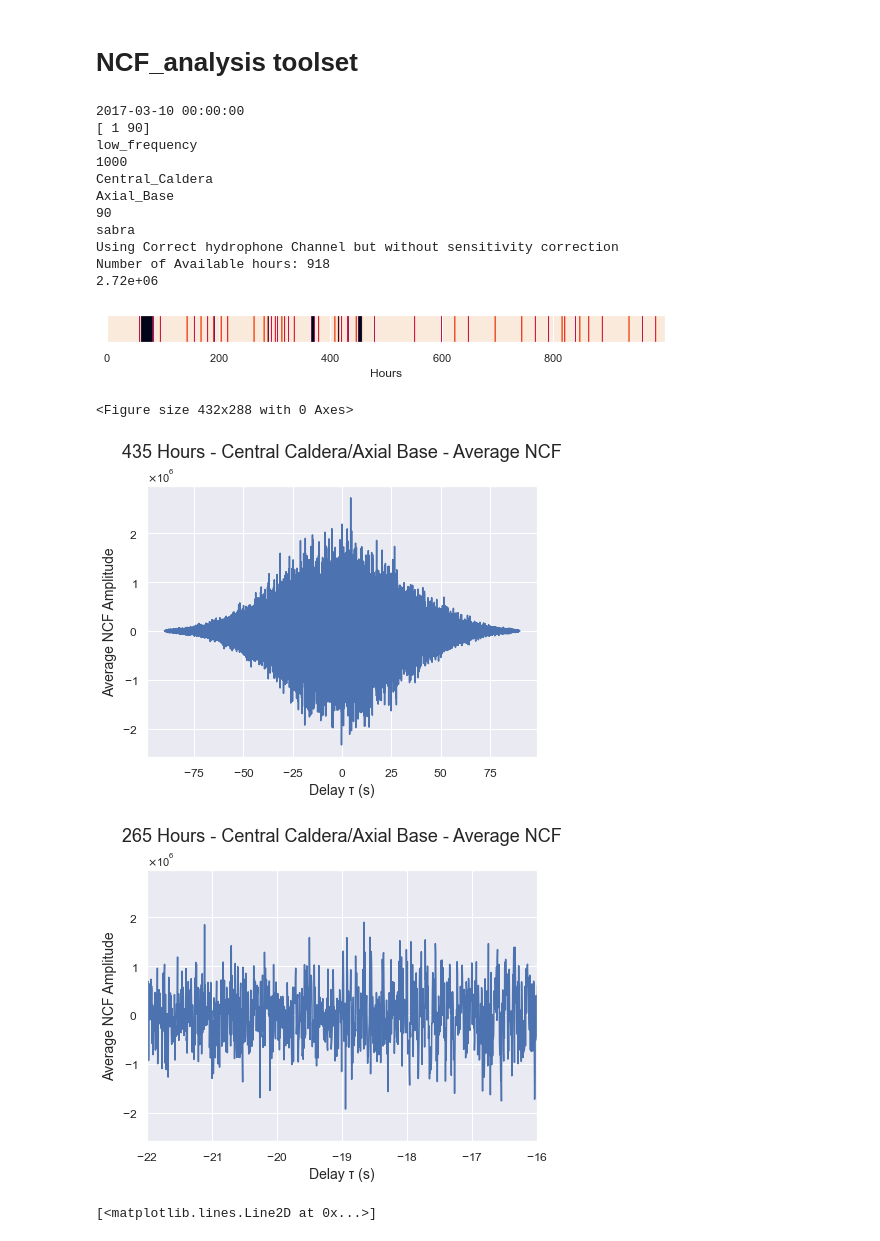
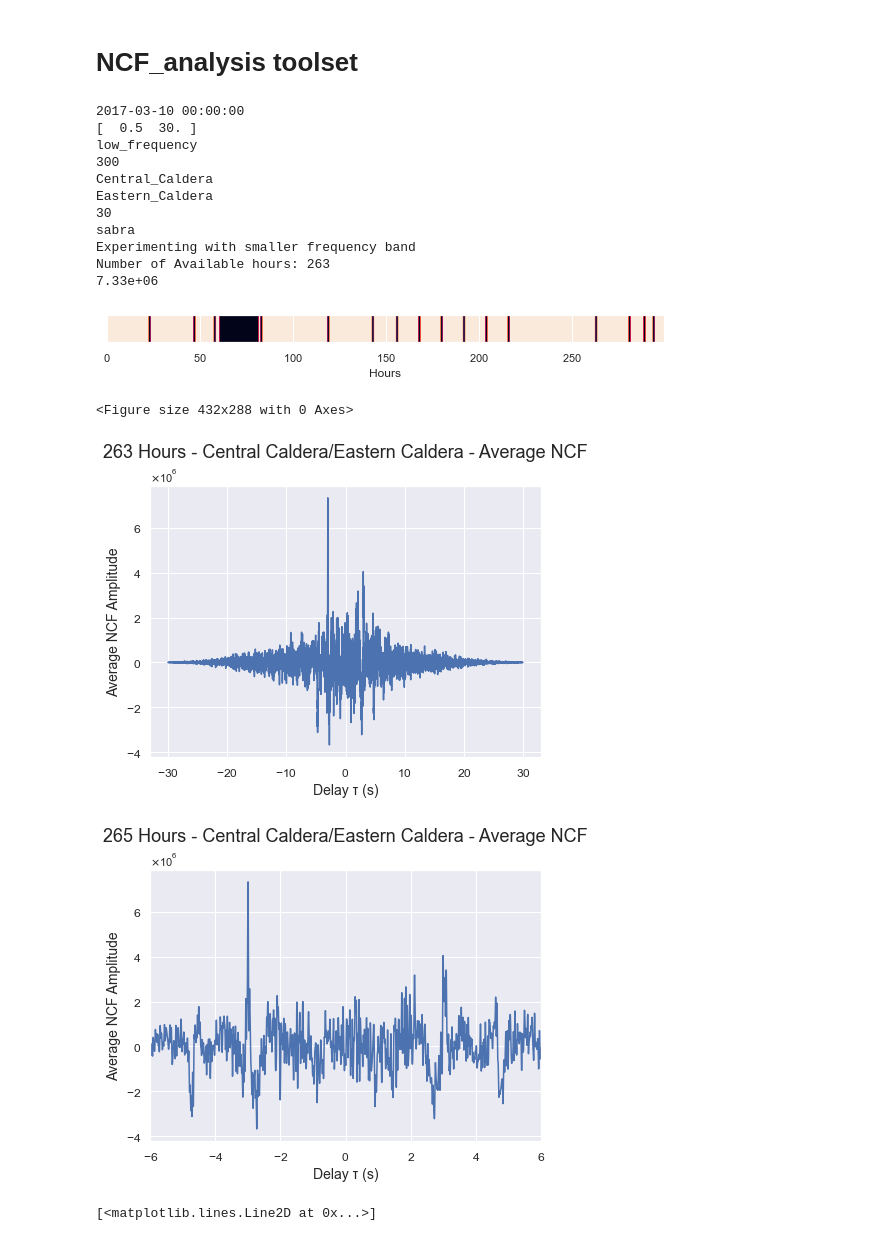
Before and after one commit to John-Ragland/Noise_Interferometry, a Jupyter notebook: Noise_Interferometry.ipynb, the cells around one changed output. Drawn from its saved outputs; the diff is of its cells as text; code cells hidden in the pictures.

```diff
--- a/Noise_Interferometry.ipynb
+++ b/Noise_Interferometry.ipynb
@@ -76,38 +76,38 @@ Calculting NCF for Period 2:
 # NCF_analysis toolset
 # %%
 import NCF_analysis as NCF
-
-exp1 = NCF.NCF_analysis('ckpts_12')
+file_name = "/Volumes/John's Passport/University of Washington/NCFs/ckpts_14"
+exp1 = NCF.NCF_analysis(file_name)
 
 exp1.read_header()
 exp1.available_hours()
 
 fig2 = plt.figure()
 xcorr = exp1.average_NCF(0,500, plot=True)
 
 scientific_notation = "{:.2e}".format(np.max(np.abs(xcorr)))
 print(scientific_notation)
 # %% [output]
 2017-03-10 00:00:00
-[ 1 90]
+[  0.5  30. ]
 low_frequency
-1000
+300
 Central_Caldera
-Axial_Base
-90
+Eastern_Caldera
+30
 sabra
-Using Correct hydrophone Channel but without sensitivity correction
-Number of Available hours: 918
-2.72e+06
+Experimenting with smaller frequency band
+Number of Available hours: 263
+7.33e+06
-[figure, old version]
+[figure, new version]
 <Figure size 432x288 with 0 Axes>
-[figure, old version]
+[figure, new version]
 # %%
 # Save Figure
 
-exp1.NCF_plot(exp1.xcorr, 265, save_fig=True,file_name = 'Central_Axial_hydrophone_zoomed', frequency=False, symetric=False, xlimits=[-22, -16])
+exp1.NCF_plot(exp1.xcorr, 265, save_fig=False,file_name = 'Central_Axial_hydrophone_zoomed', frequency=False, symetric=False, xlimits=[-6, 6])
 # %% [output]
-[figure, old version]
+[figure, new version]
 # %%
 # Create Sum of Both Sides
 import math as m
```
Also changed, not shown: parts of 1 cell of this notebook.
